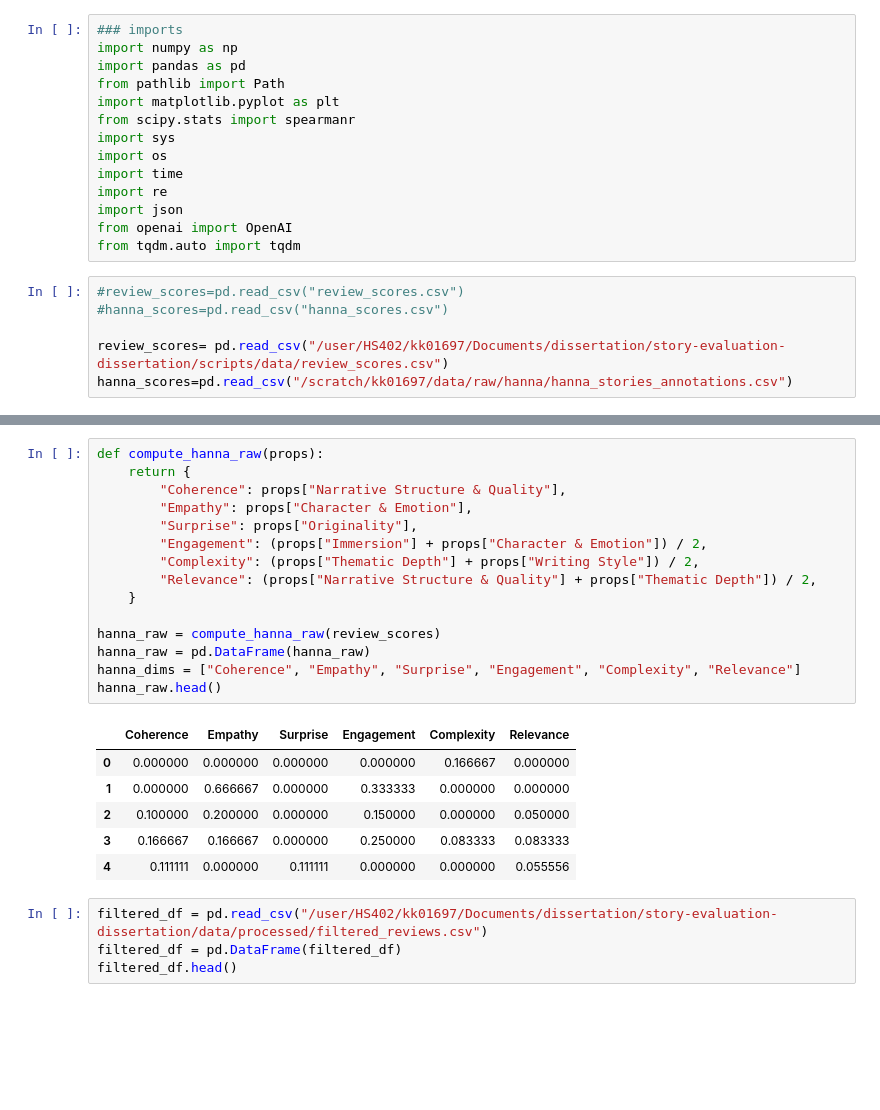
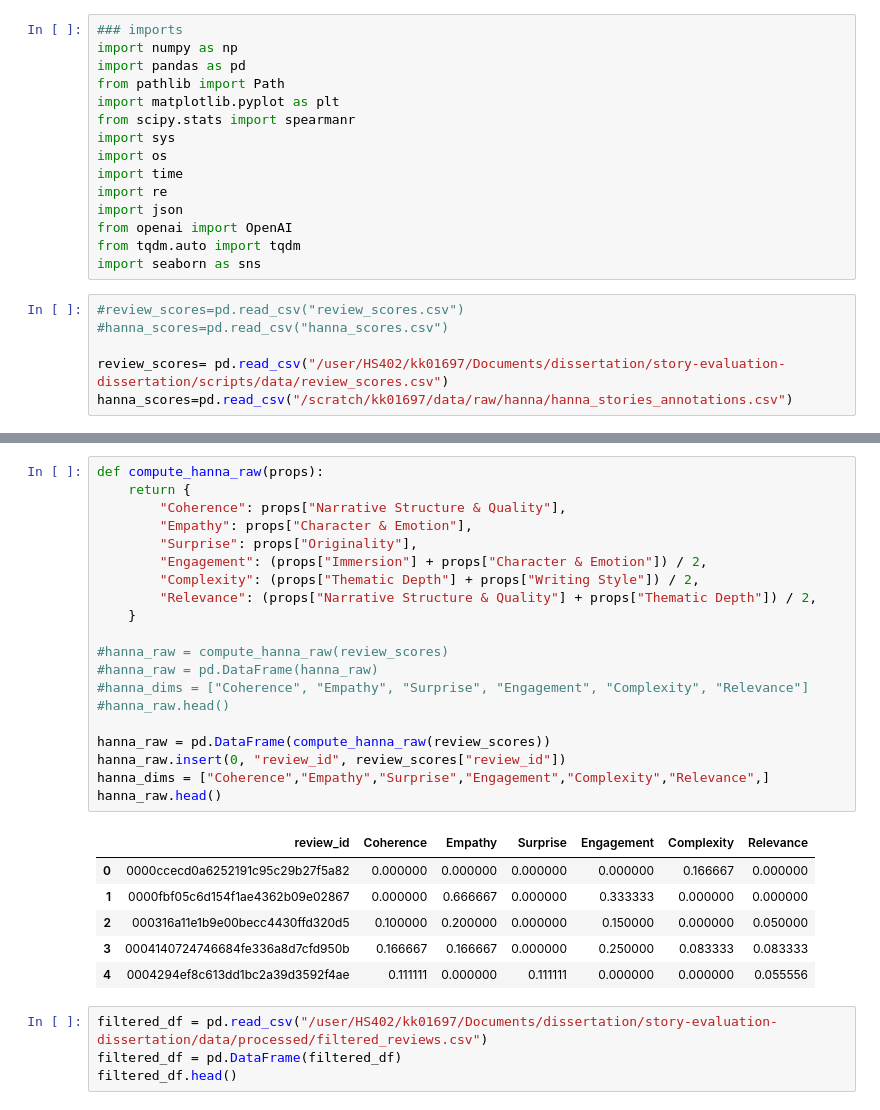
Before and after one commit to khwezikunene/story-evaluation-dissertation, a Jupyter notebook: notebooks/objective1/03_hanna_validate.ipynb, the cells around one changed output, grey strips where cells are left out. Drawn from its saved outputs; the diff is of its cells as text; blank space fills up the shorter version.

```diff
--- a/notebooks/objective1/03_hanna_validate.ipynb
+++ b/notebooks/objective1/03_hanna_validate.ipynb
@@ -12,6 +12,7 @@ import re
 import json
 from openai import OpenAI
 from tqdm.auto import tqdm
+import seaborn as sns
 # %%
 #review_scores=pd.read_csv("review_scores.csv")
 #hanna_scores=pd.read_csv("hanna_scores.csv")
@@ -30,25 +31,30 @@ review_scores.head()
 # %%
 def compute_hanna_raw(props):
     return {
         "Coherence": props["Narrative Structure & Quality"],
         "Empathy": props["Character & Emotion"],
         "Surprise": props["Originality"],
         "Engagement": (props["Immersion"] + props["Character & Emotion"]) / 2,
         "Complexity": (props["Thematic Depth"] + props["Writing Style"]) / 2,
         "Relevance": (props["Narrative Structure & Quality"] + props["Thematic Depth"]) / 2,
     }
 
-hanna_raw = compute_hanna_raw(review_scores)
-hanna_raw = pd.DataFrame(hanna_raw)
-hanna_dims = ["Coherence", "Empathy", "Surprise", "Engagement", "Complexity", "Relevance"]
+#hanna_raw = compute_hanna_raw(review_scores)
+#hanna_raw = pd.DataFrame(hanna_raw)
+#hanna_dims = ["Coherence", "Empathy", "Surprise", "Engagement", "Complexity", "Relevance"]
+#hanna_raw.head()
+
+hanna_raw = pd.DataFrame(compute_hanna_raw(review_scores))
+hanna_raw.insert(0, "review_id", review_scores["review_id"])
+hanna_dims = ["Coherence","Empathy","Surprise","Engagement","Complexity","Relevance",]
 hanna_raw.head()
 # %% [output]
-|  | Coherence | Empathy | Surprise | Engagement | Complexity | Relevance |
-| 0 | 0.000000 | 0.000000 | 0.000000 | 0.000000 | 0.166667 | 0.000000 |
-| 1 | 0.000000 | 0.666667 | 0.000000 | 0.333333 | 0.000000 | 0.000000 |
-| 2 | 0.100000 | 0.200000 | 0.000000 | 0.150000 | 0.000000 | 0.050000 |
-| 3 | 0.166667 | 0.166667 | 0.000000 | 0.250000 | 0.083333 | 0.083333 |
-| 4 | 0.111111 | 0.000000 | 0.111111 | 0.000000 | 0.000000 | 0.055556 |
+|  | review_id | Coherence | Empathy | Surprise | Engagement | Complexity | Relevance |
+| 0 | 0000ccecd0a6252191c95c29b27f5a82 | 0.000000 | 0.000000 | 0.000000 | 0.000000 | 0.166667 | 0.000000 |
+| 1 | 0000fbf05c6d154f1ae4362b09e02867 | 0.000000 | 0.666667 | 0.000000 | 0.333333 | 0.000000 | 0.000000 |
+| 2 | 000316a11e1b9e00becc4430ffd320d5 | 0.100000 | 0.200000 | 0.000000 | 0.150000 | 0.000000 | 0.050000 |
+| 3 | 0004140724746684fe336a8d7cfd950b | 0.166667 | 0.166667 | 0.000000 | 0.250000 | 0.083333 | 0.083333 |
+| 4 | 0004294ef8c613dd1bc2a39d3592f4ae | 0.111111 | 0.000000 | 0.111111 | 0.000000 | 0.000000 | 0.055556 |
 # %%
 filtered_df = pd.read_csv("/user/HS402/kk01697/Documents/dissertation/story-evaluation-dissertation/data/processed/filtered_reviews.csv")
 filtered_df = pd.DataFrame(filtered_df)
```
Also changed, not shown: parts of 12 cells of this notebook, 3 other files.
